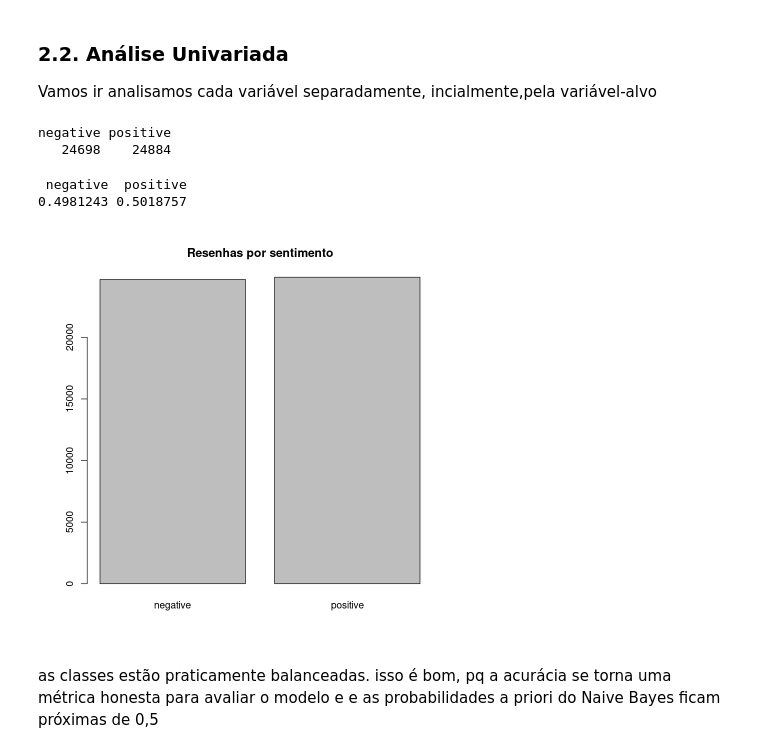
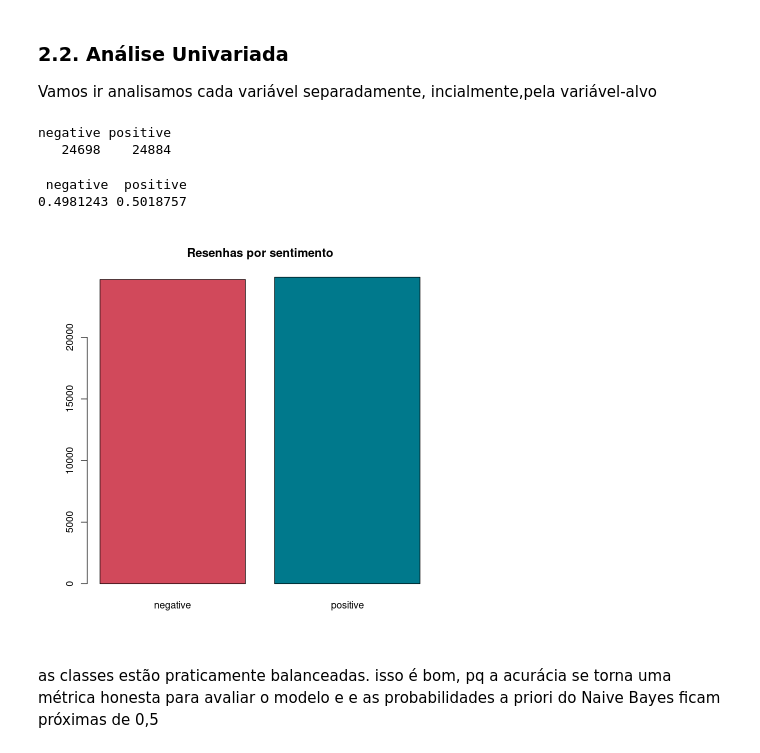
Before and after one commit to AmandaTrinity/estatistica, a Jupyter notebook: main.ipynb, the cells around one changed output. Cells and saved outputs as stored; diff of their text form; code cells hidden in the pictures.

```diff
--- a/main.ipynb
+++ b/main.ipynb
@@ -36,6 +34,12 @@ install.packages(c("tm", "stringr"))
 library(tm)
 library(stringr)
 
+# cores usadas em todos os gráficos: vermelho = negativo, azul-esverdeado = positivo
+cores <- c(negative = "#D1495B", positive = "#00798C")
+
+# escala para os mapas de calor: vermelho (-1)-> branco (0)-> azul-esverdeado (1)
+paleta_cor <- colorRampPalette(c(cores["negative"], "white", cores["positive"]))(21)
+
 dataset <- read.csv("data/IMDB Dataset.csv")
 
 head(dataset, n = 2)
@@ -97,14 +114,14 @@ Vamos ir analisamos cada variável separadamente, incialmente,pela variável-alv
 # %%
 table(dataset$sentiment)
 prop.table(table(dataset$sentiment))
 
-barplot(table(dataset$sentiment), main = "Resenhas por sentimento")
+barplot(table(dataset$sentiment), col = cores, main = "Resenhas por sentimento")
 # %% [output]
 negative positive
    24698    24884
  negative  positive
 0.4981243 0.5018757
-[figure, old version]
+[figure, new version]
 # %% [markdown]
 as classes estão praticamente balanceadas. isso é bom, pq a acurácia se torna uma métrica honesta para avaliar o modelo e e as probabilidades a priori do Naive Bayes ficam próximas de 0,5
 # %% [markdown]
```
Also changed, not shown: parts of 43 cells of this notebook, 2 other files.
